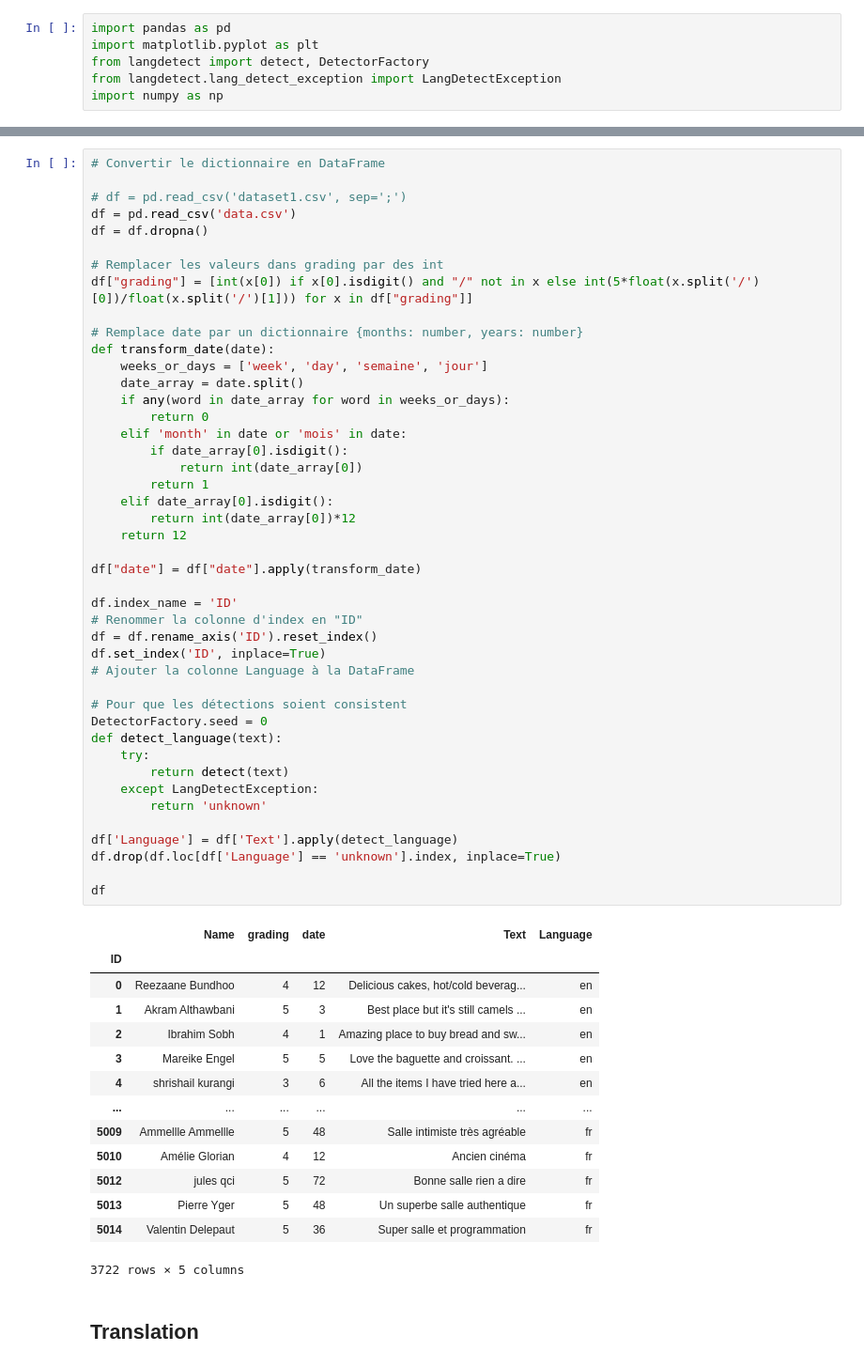
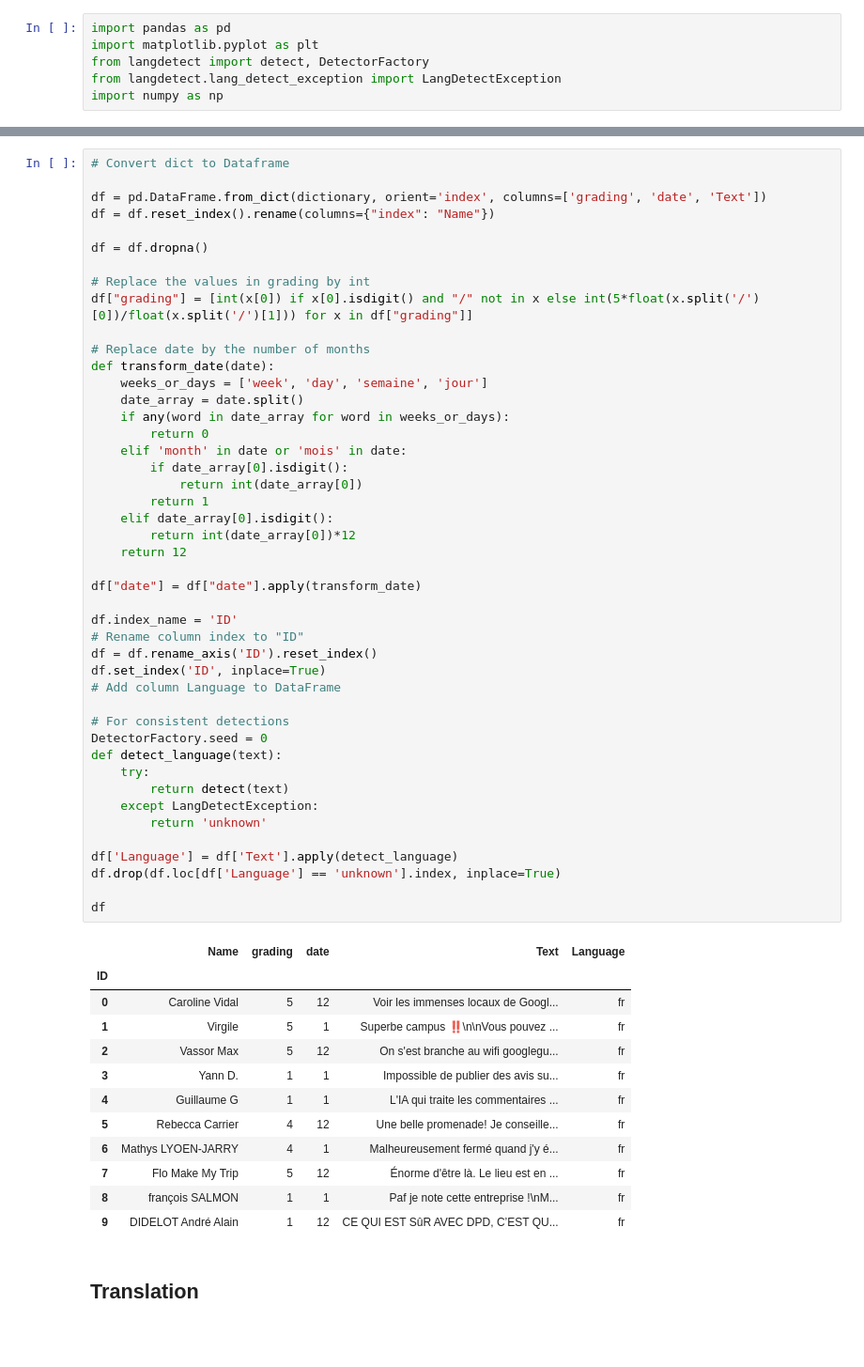
Before and after one commit to ScanVerdict/ScanVerdict-ML, a Jupyter notebook: Notebook.ipynb, the cells around one changed output, grey strips where cells are left out. Shown at 94% size. Cells and saved outputs as stored; diff of their text form; blank space fills up the shorter version.

```diff
--- a/Notebook.ipynb
+++ b/Notebook.ipynb
@@ -208,61 +164,60 @@ import numpy as np
 # %%
-# Convertir le dictionnaire en DataFrame
+# Convert dict to Dataframe
 
-# df = pd.read_csv('dataset1.csv', sep=';')
-df = pd.read_csv('data.csv')
+df = pd.DataFrame.from_dict(dictionary, orient='index', columns=['grading', 'date', 'Text'])
+df = df.reset_index().rename(columns={"index": "Name"})
+
 df = df.dropna()
 
-# Remplacer les valeurs dans grading par des int
+# Replace the values in grading by int
 df["grading"] = [int(x[0]) if x[0].isdigit() and "/" not in x else int(5*float(x.split('/')[0])/float(x.split('/')[1])) for x in df["grading"]]
 
-# Remplace date par un dictionnaire {months: number, years: number}
+# Replace date by the number of months
 def transform_date(date):
     weeks_or_days = ['week', 'day', 'semaine', 'jour']
     date_array = date.split()
     if any(word in date_array for word in weeks_or_days):
         return 0
     elif 'month' in date or 'mois' in date:
         if date_array[0].isdigit():
             return int(date_array[0])
         return 1
     elif date_array[0].isdigit():
         return int(date_array[0])*12
     return 12
 
 df["date"] = df["date"].apply(transform_date)
 
 df.index_name = 'ID'
-# Renommer la colonne d'index en "ID"
+# Rename column index to "ID"
 df = df.rename_axis('ID').reset_index()
 df.set_index('ID', inplace=True)
-# Ajouter la colonne Language à la DataFrame
+# Add column Language to DataFrame
 
-# Pour que les détections soient consistent
+# For consistent detections
 DetectorFactory.seed = 0
 def detect_language(text):
     try:
         return detect(text)
     except LangDetectException:
         return 'unknown'
 
 df['Language'] = df['Text'].apply(detect_language)
 df.drop(df.loc[df['Language'] == 'unknown'].index, inplace=True)
 
 df
 # %% [output]
 |  | Name | grading | date | Text | Language |
 | ID |  |  |  |  |  |
-| 0 | Reezaane Bundhoo | 4 | 12 | Delicious cakes, hot/cold beverag... | en |
-| 1 | Akram Althawbani | 5 | 3 | Best place but it's still camels ... | en |
-| 2 | Ibrahim Sobh | 4 | 1 | Amazing place to buy bread and sw... | en |
-| 3 | Mareike Engel | 5 | 5 | Love the baguette and croissant. ... | en |
-| 4 | shrishail kurangi | 3 | 6 | All the items I have tried here a... | en |
-| ... | ... | ... | ... | ... | ... |
-| 5009 | Ammellle Ammellle | 5 | 48 | Salle intimiste très agréable | fr |
-| 5010 | Amélie Glorian | 4 | 12 | Ancien cinéma | fr |
-| 5012 | jules qci | 5 | 72 | Bonne salle rien a dire | fr |
-| 5013 | Pierre Yger | 5 | 48 | Un superbe salle authentique | fr |
-| 5014 | Valentin Delepaut | 5 | 36 | Super salle et programmation | fr |
+| 0 | Caroline Vidal | 5 | 12 | Voir les immenses locaux de Googl... | fr |
+| 1 | Virgile | 5 | 1 | Superbe campus ‼️\n\nVous pouvez ... | fr |
+| 2 | Vassor Max | 5 | 12 | On s'est branche au wifi googlegu... | fr |
+| 3 | Yann D. | 1 | 1 | Impossible de publier des avis su... | fr |
+| 4 | Guillaume G | 1 | 1 | L'IA qui traite les commentaires ... | fr |
+| 5 | Rebecca Carrier | 4 | 12 | Une belle promenade! Je conseille... | fr |
+| 6 | Mathys LYOEN-JARRY | 4 | 1 | Malheureusement fermé quand j'y é... | fr |
+| 7 | Flo Make My Trip | 5 | 12 | Énorme d'être là. Le lieu est en ... | fr |
+| 8 | françois SALMON | 1 | 1 | Paf je note cette entreprise !\nM... | fr |
+| 9 | DIDELOT André Alain | 1 | 12 | CE QUI EST SûR AVEC DPD, C’EST QU... | fr |
-3722 rows × 5 columns
 # %% [markdown]
 ## Translation
```
Also changed, not shown: parts of 50 cells of this notebook.
